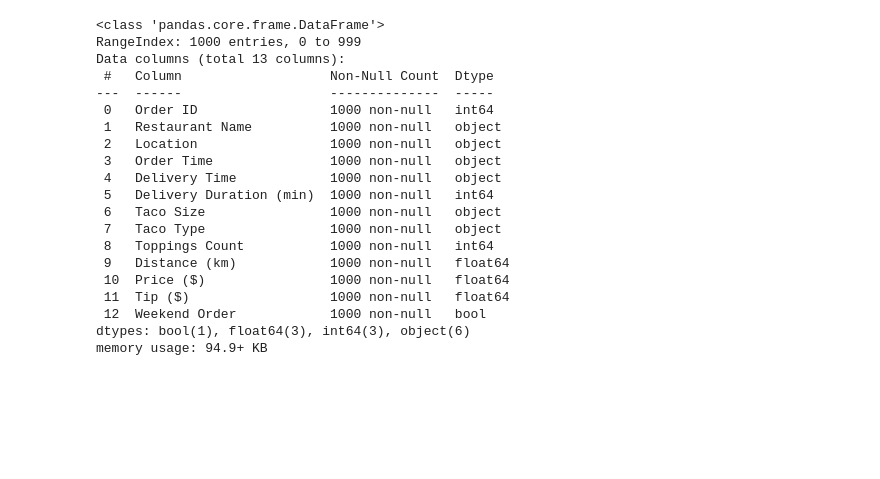
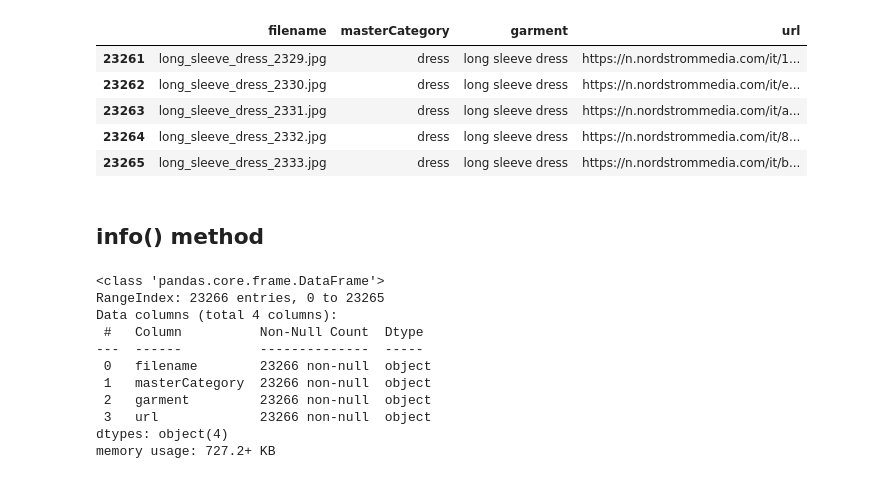
Before and after one commit to dibya-8/Elevate-Labs-, a Jupyter notebook: taco-sales-predictive-analysis-with-eda.ipynb, the cells around one changed output. Cells and saved outputs as stored; diff of their text form; code cells hidden in the pictures; blank space fills up the shorter version.

```diff
--- a/taco-sales-predictive-analysis-with-eda.ipynb
+++ b/taco-sales-predictive-analysis-with-eda.ipynb
@@ -3,17 +0,0 @@
-# %%
-import pandas as pd
-import numpy as np
-import seaborn as sns
-import matplotlib.pyplot as plt
-import plotly.express as px
-pd.set_option("display.max_columns",50)
-import warnings
-warnings.simplefilter(action='ignore', category=UserWarning)
-from sklearn.linear_model import LinearRegression
-from sklearn.model_selection import train_test_split
-from sklearn.preprocessing import LabelEncoder
-import datetime
-from sklearn.metrics import mean_squared_error
-import plotly.io as pio
-pio.renderers.default = 'notebook'  # or 'iframe_connected'
-pio.renderers.default = 'iframe_connected'
@@ -27,23 +57,26 @@ df=pd.read_csv(r"/kaggle/input/taco-sales-dataset-20242025/taco_sales_(2024-2025
+# %%
+df = pd.read_csv("/kaggle/input/garmentiq-classification-set-nordstrom-and-myntra/metadata.csv")
+df.tail()
+# %% [output]
+|  | filename | masterCategory | garment | url |
+| 23261 | long_sleeve_dress_2329.jpg | dress | long sleeve dress | https://n.nordstrommedia.com/it/1... |
+| 23262 | long_sleeve_dress_2330.jpg | dress | long sleeve dress | https://n.nordstrommedia.com/it/e... |
+| 23263 | long_sleeve_dress_2331.jpg | dress | long sleeve dress | https://n.nordstrommedia.com/it/a... |
+| 23264 | long_sleeve_dress_2332.jpg | dress | long sleeve dress | https://n.nordstrommedia.com/it/8... |
+| 23265 | long_sleeve_dress_2333.jpg | dress | long sleeve dress | https://n.nordstrommedia.com/it/b... |
+# %% [markdown]
+## info() method
 # %%
 df.info()
 # %% [output]
 <class 'pandas.core.frame.DataFrame'>
-RangeIndex: 1000 entries, 0 to 999
-Data columns (total 13 columns):
- #   Column                   Non-Null Count  Dtype
----  ------                   --------------  -----
- 0   Order ID                 1000 non-null   int64
- 1   Restaurant Name          1000 non-null   object
- 2   Location                 1000 non-null   object
- 3   Order Time               1000 non-null   object
- 4   Delivery Time            1000 non-null   object
- 5   Delivery Duration (min)  1000 non-null   int64
- 6   Taco Size                1000 non-null   object
- 7   Taco Type                1000 non-null   object
- 8   Toppings Count           1000 non-null   int64
- 9   Distance (km)            1000 non-null   float64
- 10  Price ($)                1000 non-null   float64
- 11  Tip ($)                  1000 non-null   float64
- 12  Weekend Order            1000 non-null   bool
-dtypes: bool(1), float64(3), int64(3), object(6)
-memory usage: 94.9+ KB
+RangeIndex: 23266 entries, 0 to 23265
+Data columns (total 4 columns):
+ #   Column          Non-Null Count  Dtype
+---  ------          --------------  -----
+ 0   filename        23266 non-null  object
+ 1   masterCategory  23266 non-null  object
+ 2   garment         23266 non-null  object
+ 3   url             23266 non-null  object
+dtypes: object(4)
+memory usage: 727.2+ KB
```
Also changed, not shown: parts of 72 cells of this notebook.
